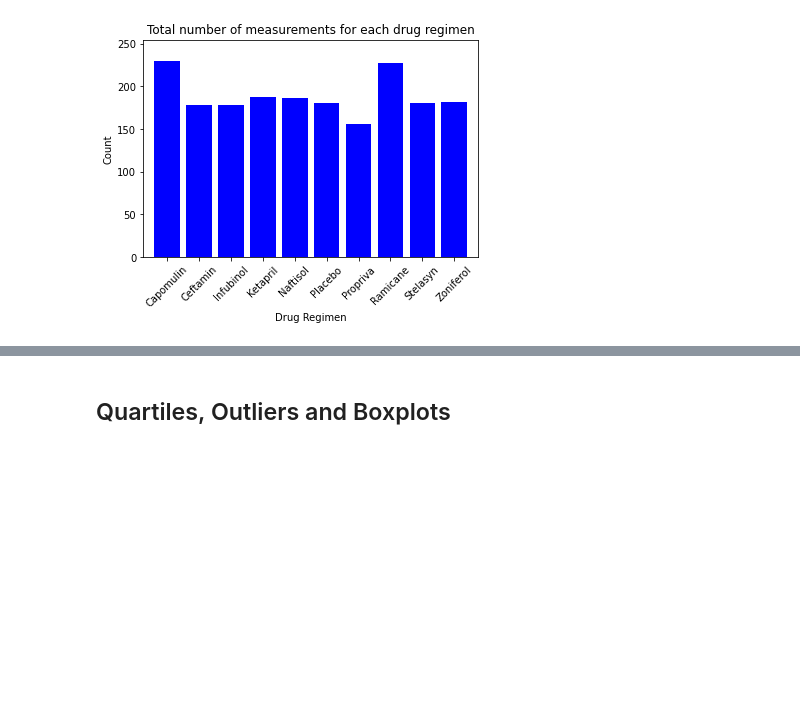
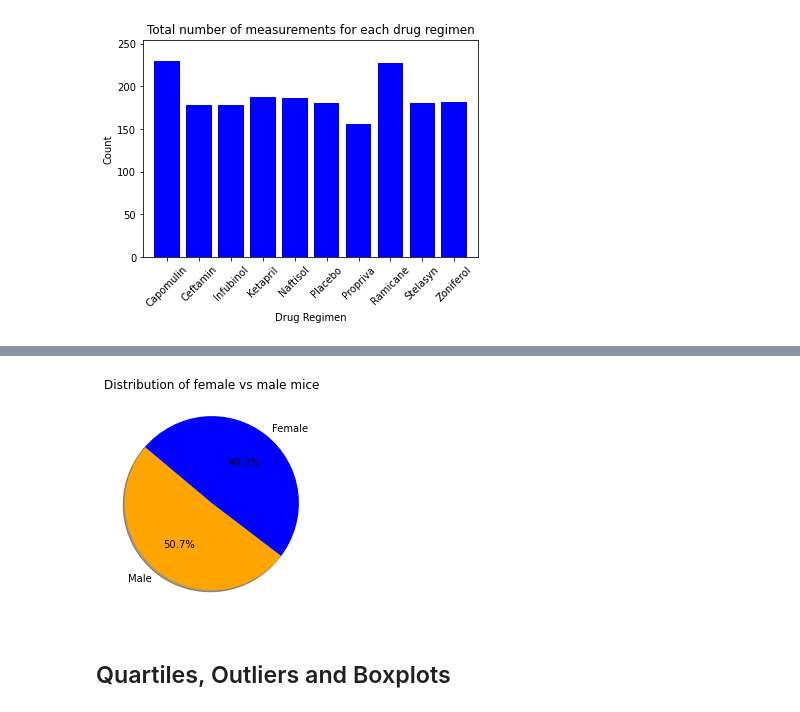
Before and after one commit to samantha8990/Matplotlib-Challenge, a Jupyter notebook: Pymaceuticals_pymaceuticals.ipynb, the cells around one changed output, grey strips where cells are left out. Cells and saved outputs as stored; diff of their text form; code cells hidden in the pictures; blank space fills up the shorter version.

```diff
--- a/Pymaceuticals_pymaceuticals.ipynb
+++ b/Pymaceuticals_pymaceuticals.ipynb
@@ -179,5 +195,16 @@ plt.show()
 # %%
 # Generate a pie plot showing the distribution of female versus male mice using pyplot
+gender=["Male", "Female"]
+gender_total=[958,930]
+colors=["orange","blue"]
+
+
+plt.pie(gender_total, labels=gender, colors=colors, autopct="%1.1f%%", shadow=True, startangle=140)
+plt.title("Distribution of female vs male mice")
+plt.axis=("equal")
+plt.show()
+# %% [output]
+[figure, added]
 # %% [markdown]
 ## Quartiles, Outliers and Boxplots
 # %%
```
Also changed, not shown: parts of 1 cell of this notebook.
